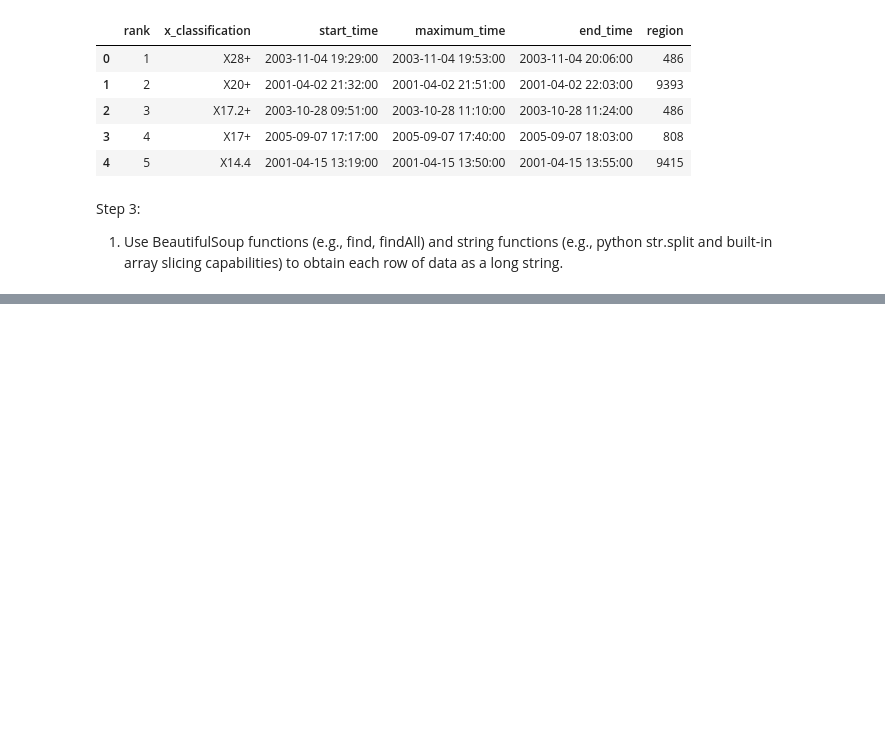
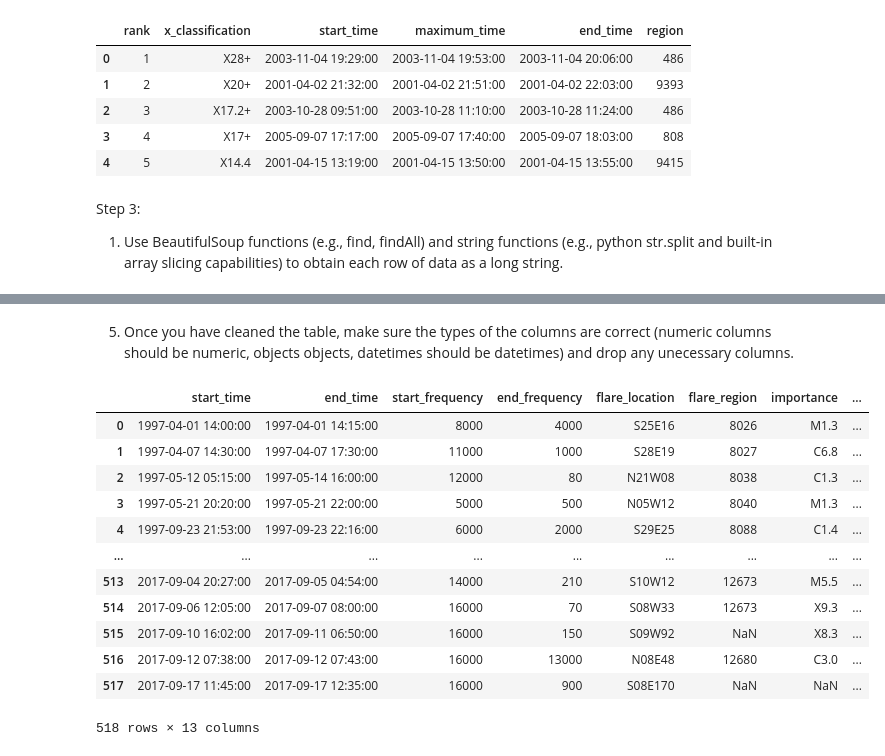
Before and after one commit to kylestrougo/DataProject1, a Jupyter notebook: Untitled.ipynb, the cells around one changed output, grey strips where cells are left out. Drawn from its saved outputs; the diff is of its cells as text; code cells hidden in the pictures; blank space fills up the shorter version.

```diff
--- a/Untitled.ipynb
+++ b/Untitled.ipynb
@@ -206,0 +279,10 @@ Alt. Hint: You may also want to look into the Beautiful Soup get_text method.
+# %%
+#creates new column Halo to indicate wheather there was a Halo flare or not
+NASA["Halo"] = NASA['cpa'].map({
+    'Halo': 'Yes'
+})
+
+NASA['Halo'].fillna('No', inplace=True)
+# %%
+#replaces Halos with NaN
+NASA['cpa'] = NASA['cpa'].map( lambda x: np.nan if x == 'Halo' else x)
@@ -206,0 +292,6 @@ Alt. Hint: You may also want to look into the Beautiful Soup get_text method.
+# %%
+#creates column 'lower bound'
+NASA["lower_bound"] = NASA['width'].map(lambda x: "Yes" if '>' in str(x) else "No")
+
+#removes all > from width column
+NASA['width'].replace('>', '', regex=True, inplace=True)
@@ -206,0 +302,22 @@ Alt. Hint: You may also want to look into the Beautiful Soup get_text method.
+# %%
+#replaces all times
+for i in ['start_time', 'end_time', 'cme_time']:
+    NASA[i] = NASA[i].map(lambda x: "23:59" if x in ['00:00', '24:00'] else x)
+
+NASA['start_date'] = pd.to_datetime(NASA['start_date']).dt.date
+NASA['start_time'] = pd.to_datetime(NASA['start_time']).dt.time
+NASA['start_time'] =  NASA['start_date'].map(str) + ' ' + NASA['start_time'].map(str)
+
+NASA['year'] = pd.DatetimeIndex(NASA['start_date']).year
+
+NASA['end_date'] = NASA['end_date'] + '/' + NASA['year'].map(str)
+NASA['cme_date'] = NASA['cme_date'] + '/' + NASA ['year'].map(str)
+
+NASA['end_date'] = pd.to_datetime(NASA['end_date']).dt.date
+NASA['cme_date'] = pd.to_datetime(NASA['cme_date']).dt.date
+
+NASA['end_time'] = pd.to_datetime(NASA['end_time']).dt.time
+NASA['end_time'] =  NASA['end_date'].map(str) + ' ' + NASA['end_time'].map(str)
+
+NASA['cme_time'] = pd.to_datetime(NASA['cme_time']).dt.time
+NASA['cme_time'] =  NASA['cme_date'].map(str) + ' ' + NASA['cme_time'].map(str)
@@ -206,0 +331,2 @@ Alt. Hint: You may also want to look into the Beautiful Soup get_text method.
+# %% [markdown]
+5. Once you have cleaned the table, make sure the types of the columns are correct (numeric columns should be numeric, objects objects, datetimes should be datetimes) and drop any unecessary columns.
@@ -206,0 +335,16 @@ Alt. Hint: You may also want to look into the Beautiful Soup get_text method.
+# %%
+NASA
+# %% [output]
+|  | start_time | end_time | start_frequency | end_frequency | flare_location | flare_region | importance | ... |
+| 0 | 1997-04-01 14:00:00 | 1997-04-01 14:15:00 | 8000 | 4000 | S25E16 | 8026 | M1.3 | ... |
+| 1 | 1997-04-07 14:30:00 | 1997-04-07 17:30:00 | 11000 | 1000 | S28E19 | 8027 | C6.8 | ... |
+| 2 | 1997-05-12 05:15:00 | 1997-05-14 16:00:00 | 12000 | 80 | N21W08 | 8038 | C1.3 | ... |
+| 3 | 1997-05-21 20:20:00 | 1997-05-21 22:00:00 | 5000 | 500 | N05W12 | 8040 | M1.3 | ... |
+| 4 | 1997-09-23 21:53:00 | 1997-09-23 22:16:00 | 6000 | 2000 | S29E25 | 8088 | C1.4 | ... |
+| ... | ... | ... | ... | ... | ... | ... | ... | ... |
+| 513 | 2017-09-04 20:27:00 | 2017-09-05 04:54:00 | 14000 | 210 | S10W12 | 12673 | M5.5 | ... |
+| 514 | 2017-09-06 12:05:00 | 2017-09-07 08:00:00 | 16000 | 70 | S08W33 | 12673 | X9.3 | ... |
+| 515 | 2017-09-10 16:02:00 | 2017-09-11 06:50:00 | 16000 | 150 | S09W92 | NaN | X8.3 | ... |
+| 516 | 2017-09-12 07:38:00 | 2017-09-12 07:43:00 | 16000 | 13000 | N08E48 | 12680 | C3.0 | ... |
+| 517 | 2017-09-17 11:45:00 | 2017-09-17 12:35:00 | 16000 | 900 | S08E170 | NaN | NaN | ... |
+518 rows × 13 columns
```
Also changed, not shown: parts of 26 cells of this notebook.
